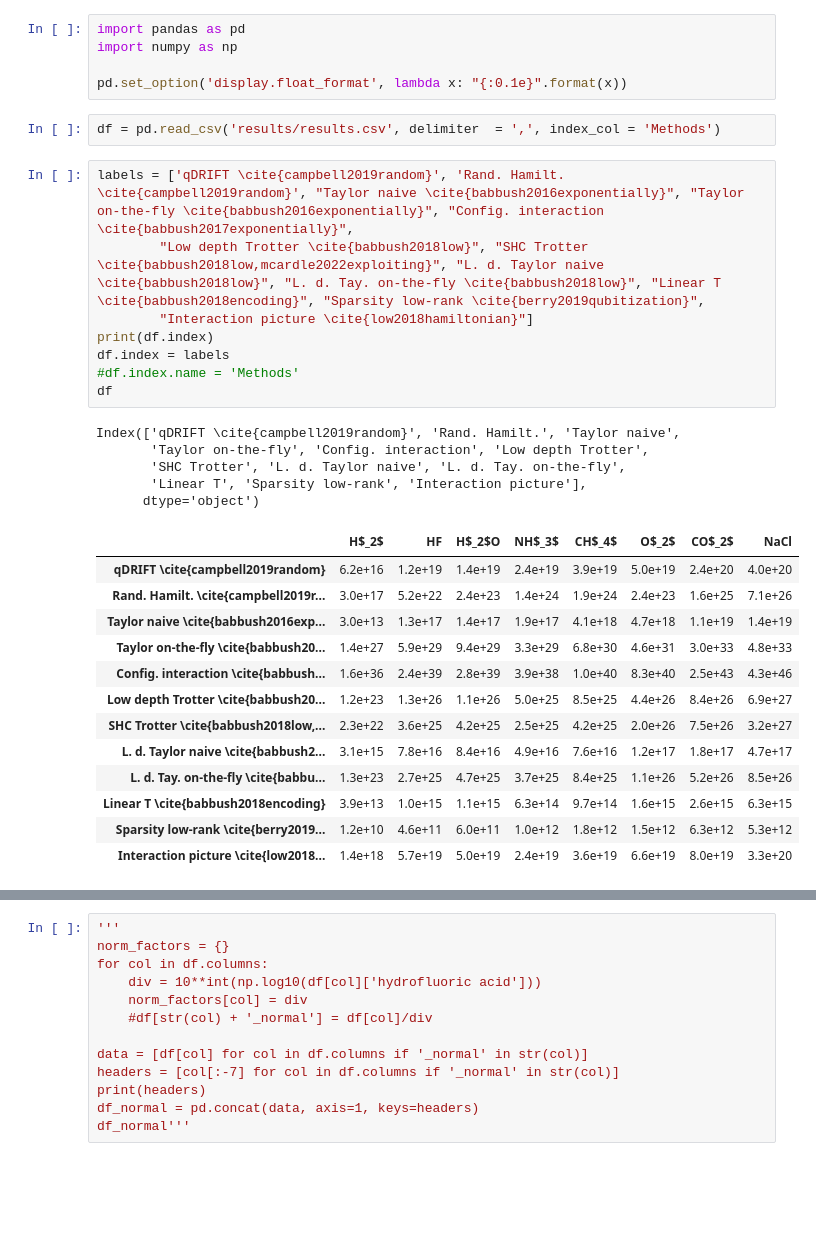
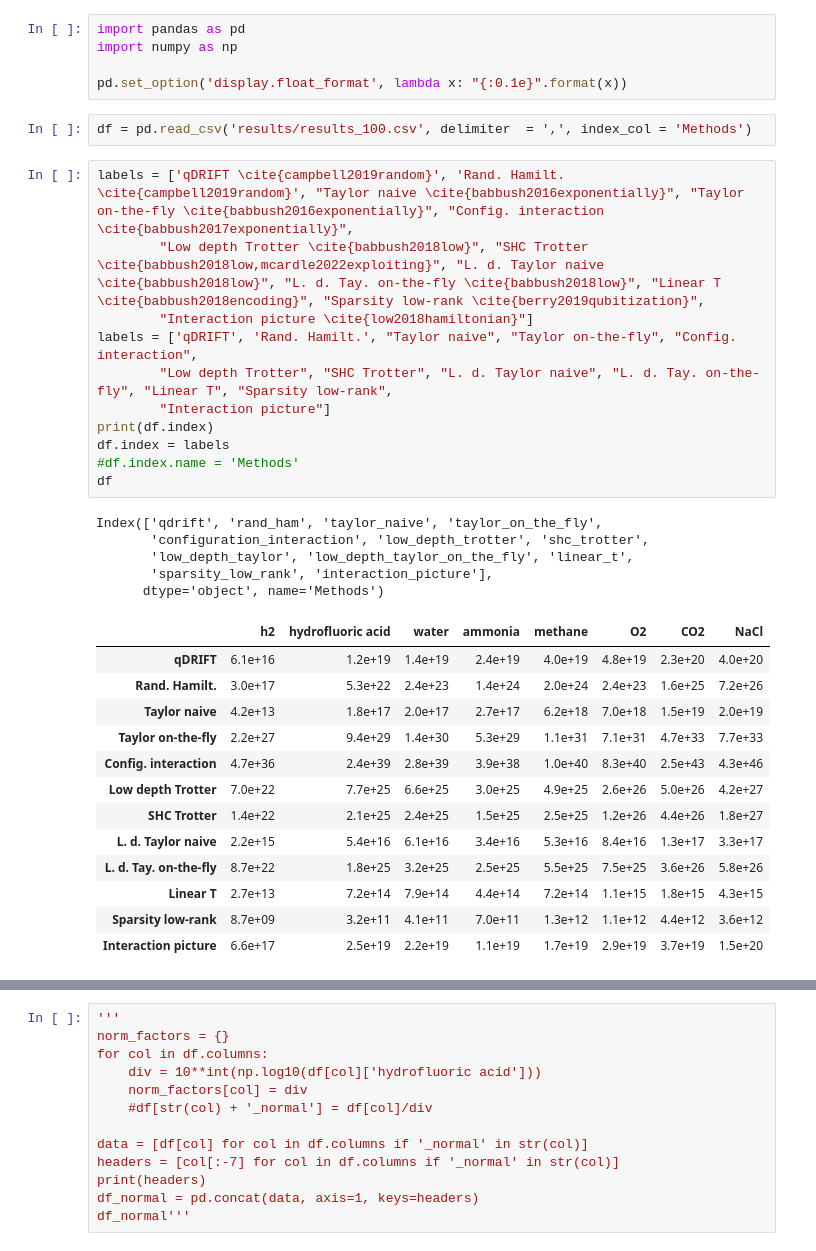
Before and after one commit to PabloAMC/TFermion, a Jupyter notebook: Plot_generation.ipynb, the cells around one changed output, grey strips where cells are left out. Cells and saved outputs as stored; diff of their text form; blank space fills up the shorter version.

```diff
--- a/Plot_generation.ipynb
+++ b/Plot_generation.ipynb
@@ -8,34 +8,37 @@ import numpy as np
 
 pd.set_option('display.float_format', lambda x: "{:0.1e}".format(x))
 # %%
-df = pd.read_csv('results/results.csv', delimiter  = ',', index_col = 'Methods')
+df = pd.read_csv('results/results_100.csv', delimiter  = ',', index_col = 'Methods')
 # %%
 labels = ['qDRIFT \cite{campbell2019random}', 'Rand. Hamilt. \cite{campbell2019random}', "Taylor naive \cite{babbush2016exponentially}", "Taylor on-the-fly \cite{babbush2016exponentially}", "Config. interaction \cite{babbush2017exponentially}",
         "Low depth Trotter \cite{babbush2018low}", "SHC Trotter \cite{babbush2018low,mcardle2022exploiting}", "L. d. Taylor naive \cite{babbush2018low}", "L. d. Tay. on-the-fly \cite{babbush2018low}", "Linear T \cite{babbush2018encoding}", "Sparsity low-rank \cite{berry2019qubitization}",
         "Interaction picture \cite{low2018hamiltonian}"]
+labels = ['qDRIFT', 'Rand. Hamilt.', "Taylor naive", "Taylor on-the-fly", "Config. interaction",
+        "Low depth Trotter", "SHC Trotter", "L. d. Taylor naive", "L. d. Tay. on-the-fly", "Linear T", "Sparsity low-rank",
+        "Interaction picture"]
 print(df.index)
 df.index = labels
 #df.index.name = 'Methods'
 df
 # %% [output]
-Index(['qDRIFT \cite{campbell2019random}', 'Rand. Hamilt.', 'Taylor naive',
-       'Taylor on-the-fly', 'Config. interaction', 'Low depth Trotter',
-       'SHC Trotter', 'L. d. Taylor naive', 'L. d. Tay. on-the-fly',
-       'Linear T', 'Sparsity low-rank', 'Interaction picture'],
-      dtype='object')
+Index(['qdrift', 'rand_ham', 'taylor_naive', 'taylor_on_the_fly',
+       'configuration_interaction', 'low_depth_trotter', 'shc_trotter',
+       'low_depth_taylor', 'low_depth_taylor_on_the_fly', 'linear_t',
+       'sparsity_low_rank', 'interaction_picture'],
+      dtype='object', name='Methods')
-|  | H$_2$ | HF | H$_2$O | NH$_3$ | CH$_4$ | O$_2$ | CO$_2$ | NaCl |
-| qDRIFT \cite{campbell2019random} | 6.2e+16 | 1.2e+19 | 1.4e+19 | 2.4e+19 | 3.9e+19 | 5.0e+19 | 2.4e+20 | 4.0e+20 |
-| Rand. Hamilt. \cite{campbell2019r... | 3.0e+17 | 5.2e+22 | 2.4e+23 | 1.4e+24 | 1.9e+24 | 2.4e+23 | 1.6e+25 | 7.1e+26 |
-| Taylor naive \cite{babbush2016exp... | 3.0e+13 | 1.3e+17 | 1.4e+17 | 1.9e+17 | 4.1e+18 | 4.7e+18 | 1.1e+19 | 1.4e+19 |
-| Taylor on-the-fly \cite{babbush20... | 1.4e+27 | 5.9e+29 | 9.4e+29 | 3.3e+29 | 6.8e+30 | 4.6e+31 | 3.0e+33 | 4.8e+33 |
-| Config. interaction \cite{babbush... | 1.6e+36 | 2.4e+39 | 2.8e+39 | 3.9e+38 | 1.0e+40 | 8.3e+40 | 2.5e+43 | 4.3e+46 |
-| Low depth Trotter \cite{babbush20... | 1.2e+23 | 1.3e+26 | 1.1e+26 | 5.0e+25 | 8.5e+25 | 4.4e+26 | 8.4e+26 | 6.9e+27 |
-| SHC Trotter \cite{babbush2018low,... | 2.3e+22 | 3.6e+25 | 4.2e+25 | 2.5e+25 | 4.2e+25 | 2.0e+26 | 7.5e+26 | 3.2e+27 |
-| L. d. Taylor naive \cite{babbush2... | 3.1e+15 | 7.8e+16 | 8.4e+16 | 4.9e+16 | 7.6e+16 | 1.2e+17 | 1.8e+17 | 4.7e+17 |
-| L. d. Tay. on-the-fly \cite{babbu... | 1.3e+23 | 2.7e+25 | 4.7e+25 | 3.7e+25 | 8.4e+25 | 1.1e+26 | 5.2e+26 | 8.5e+26 |
-| Linear T \cite{babbush2018encoding} | 3.9e+13 | 1.0e+15 | 1.1e+15 | 6.3e+14 | 9.7e+14 | 1.6e+15 | 2.6e+15 | 6.3e+15 |
-| Sparsity low-rank \cite{berry2019... | 1.2e+10 | 4.6e+11 | 6.0e+11 | 1.0e+12 | 1.8e+12 | 1.5e+12 | 6.3e+12 | 5.3e+12 |
-| Interaction picture \cite{low2018... | 1.4e+18 | 5.7e+19 | 5.0e+19 | 2.4e+19 | 3.6e+19 | 6.6e+19 | 8.0e+19 | 3.3e+20 |
+|  | h2 | hydrofluoric acid | water | ammonia | methane | O2 | CO2 | NaCl |
+| qDRIFT | 6.1e+16 | 1.2e+19 | 1.4e+19 | 2.4e+19 | 4.0e+19 | 4.8e+19 | 2.3e+20 | 4.0e+20 |
+| Rand. Hamilt. | 3.0e+17 | 5.3e+22 | 2.4e+23 | 1.4e+24 | 2.0e+24 | 2.4e+23 | 1.6e+25 | 7.2e+26 |
+| Taylor naive | 4.2e+13 | 1.8e+17 | 2.0e+17 | 2.7e+17 | 6.2e+18 | 7.0e+18 | 1.5e+19 | 2.0e+19 |
+| Taylor on-the-fly | 2.2e+27 | 9.4e+29 | 1.4e+30 | 5.3e+29 | 1.1e+31 | 7.1e+31 | 4.7e+33 | 7.7e+33 |
+| Config. interaction | 4.7e+36 | 2.4e+39 | 2.8e+39 | 3.9e+38 | 1.0e+40 | 8.3e+40 | 2.5e+43 | 4.3e+46 |
+| Low depth Trotter | 7.0e+22 | 7.7e+25 | 6.6e+25 | 3.0e+25 | 4.9e+25 | 2.6e+26 | 5.0e+26 | 4.2e+27 |
+| SHC Trotter | 1.4e+22 | 2.1e+25 | 2.4e+25 | 1.5e+25 | 2.5e+25 | 1.2e+26 | 4.4e+26 | 1.8e+27 |
+| L. d. Taylor naive | 2.2e+15 | 5.4e+16 | 6.1e+16 | 3.4e+16 | 5.3e+16 | 8.4e+16 | 1.3e+17 | 3.3e+17 |
+| L. d. Tay. on-the-fly | 8.7e+22 | 1.8e+25 | 3.2e+25 | 2.5e+25 | 5.5e+25 | 7.5e+25 | 3.6e+26 | 5.8e+26 |
+| Linear T | 2.7e+13 | 7.2e+14 | 7.9e+14 | 4.4e+14 | 7.2e+14 | 1.1e+15 | 1.8e+15 | 4.3e+15 |
+| Sparsity low-rank | 8.7e+09 | 3.2e+11 | 4.1e+11 | 7.0e+11 | 1.3e+12 | 1.1e+12 | 4.4e+12 | 3.6e+12 |
+| Interaction picture | 6.6e+17 | 2.5e+19 | 2.2e+19 | 1.1e+19 | 1.7e+19 | 2.9e+19 | 3.7e+19 | 1.5e+20 |
 # %%
 df.columns = [r'H$_2$', 'HF', r'H$_2$O', r'NH$_3$', r'CH$_4$', r'O$_2$', r'CO$_2$', 'NaCl']
 latex_code = df.to_latex(caption='T-gate cost estimates for different molecules and methods obtained using our library',
```
Also changed, not shown: parts of 5 cells of this notebook, 2 other files.
